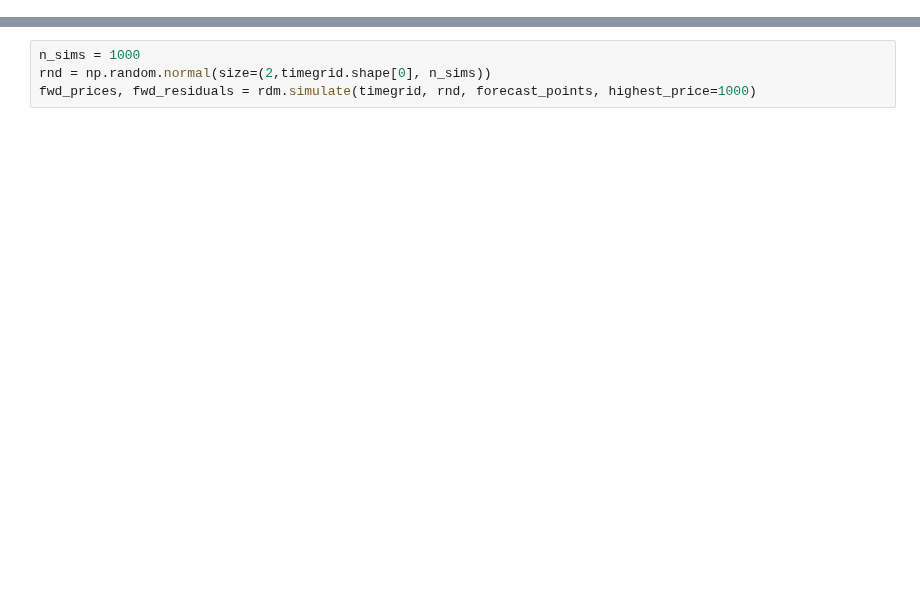
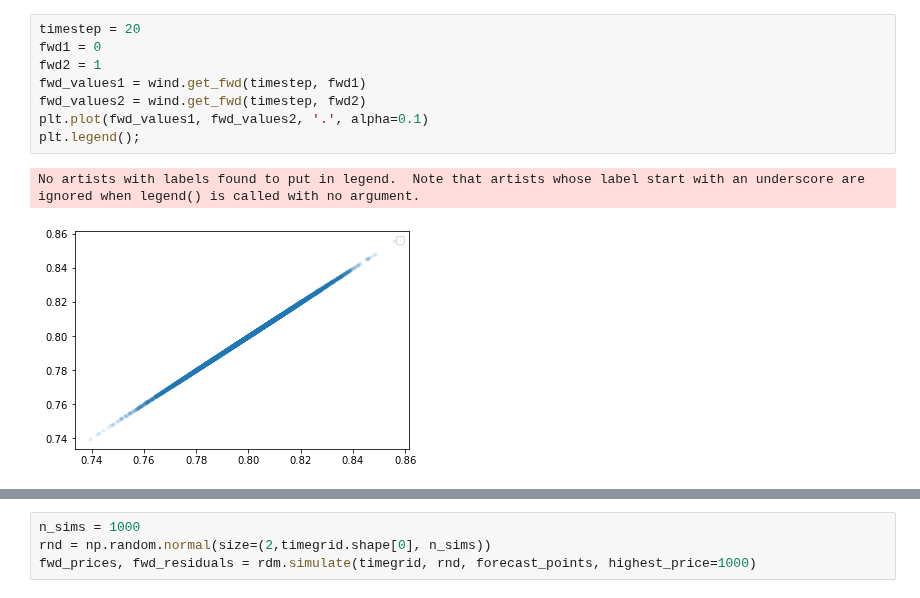
Before and after one commit to pikki622/RiVaPy, a Jupyter notebook: notebooks/models/residual_demand_forward_model.ipynb, the cells around one changed output, grey strips where cells are left out. Cells and saved outputs as stored; diff of their text form; blank space fills up the shorter version.

```diff
--- a/notebooks/models/residual_demand_forward_model.ipynb
+++ b/notebooks/models/residual_demand_forward_model.ipynb
@@ -21 +130,12 @@ from scipy.special import comb
+# %%
+timestep = 20
+fwd1 = 0
+fwd2 = 1
+fwd_values1 = wind.get_fwd(timestep, fwd1)
+fwd_values2 = wind.get_fwd(timestep, fwd2)
+plt.plot(fwd_values1, fwd_values2, '.', alpha=0.1)
+plt.legend();
+# %% [output]
+No artists with labels found to put in legend.  Note that artists whose label start with an underscore are ignored when legend() is called with no argument.
+[figure, added]
 # %%
```
Also changed, not shown: parts of 17 cells of this notebook, 3 other files.
